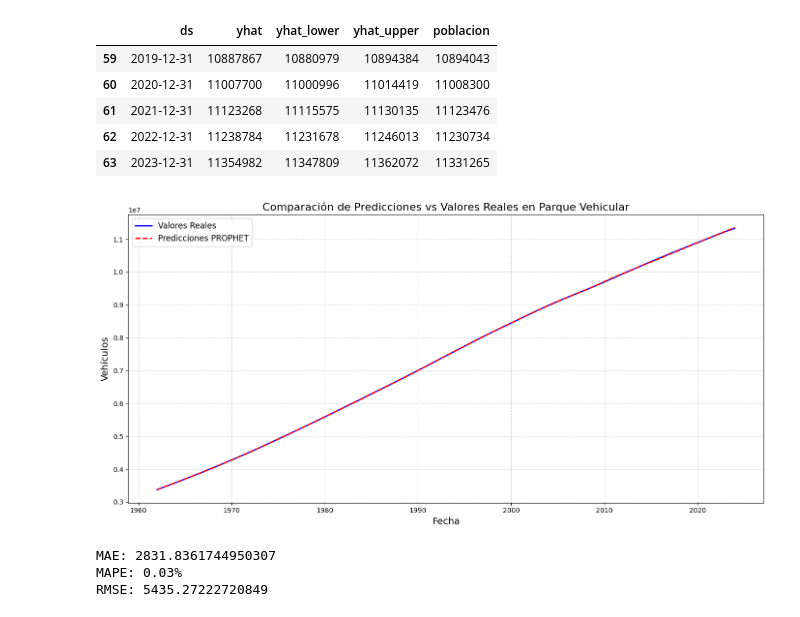
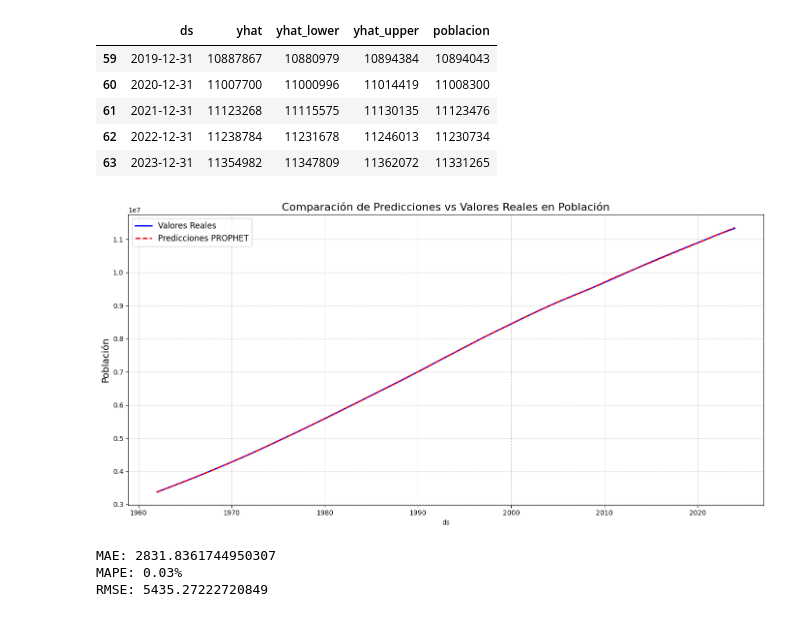
Before and after one commit to ngcarvajall/Accidentes_mortales_RD, a Jupyter notebook: Notebooks/Población/5_Modelo_3.ipynb, the cells around one changed output. Drawn from its saved outputs; the diff is of its cells as text; code cells hidden in the pictures.

```diff
--- a/Notebooks/Población/5_Modelo_3.ipynb
+++ b/Notebooks/Población/5_Modelo_3.ipynb
@@ -190,16 +190,15 @@ df.tail(5)
 # %%
 plt.figure(figsize=(14, 7))
 sns.lineplot(data=df[1:], x="ds", y="poblacion", label="Valores Reales", color="blue", linewidth=2) # valores reales
 sns.lineplot(data=df[1:], x="ds", y="yhat", label="Predicciones PROPHET", color="red", linestyle="--", linewidth=2) # predicciones
-plt.title("Comparación de Predicciones vs Valores Reales en Parque Vehicular", fontsize=16)
-plt.xlabel("Fecha", fontsize=14)
-plt.ylabel("Vehículos", fontsize=14)
+plt.title("Comparación de Predicciones vs Valores Reales en Población", fontsize=16)
+plt.ylabel("Población", fontsize=14)
 plt.legend(fontsize=12)
 plt.grid(True, linestyle="--", alpha=0.6) # formato cuadriculado
 plt.tight_layout()
 plt.show()
 # %% [output]
-[figure, old version]
+[figure, new version]
 # %%
 # Seleccionar las columnas relevantes
 y_real = df['poblacion']
```
Also changed, not shown: 2 other files.
